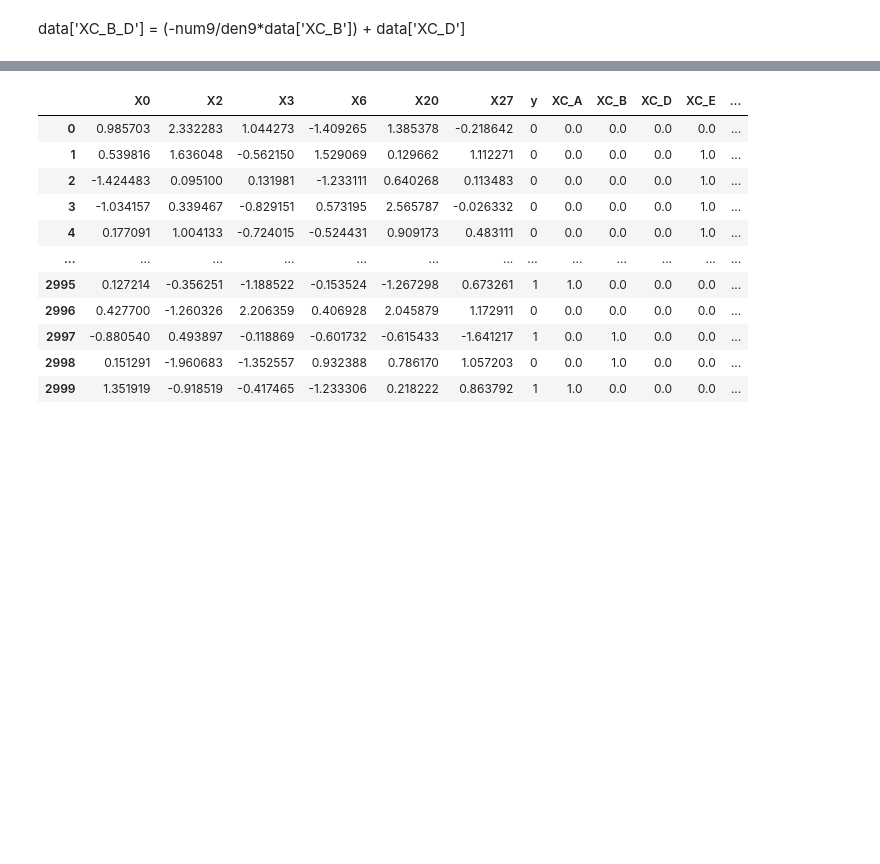
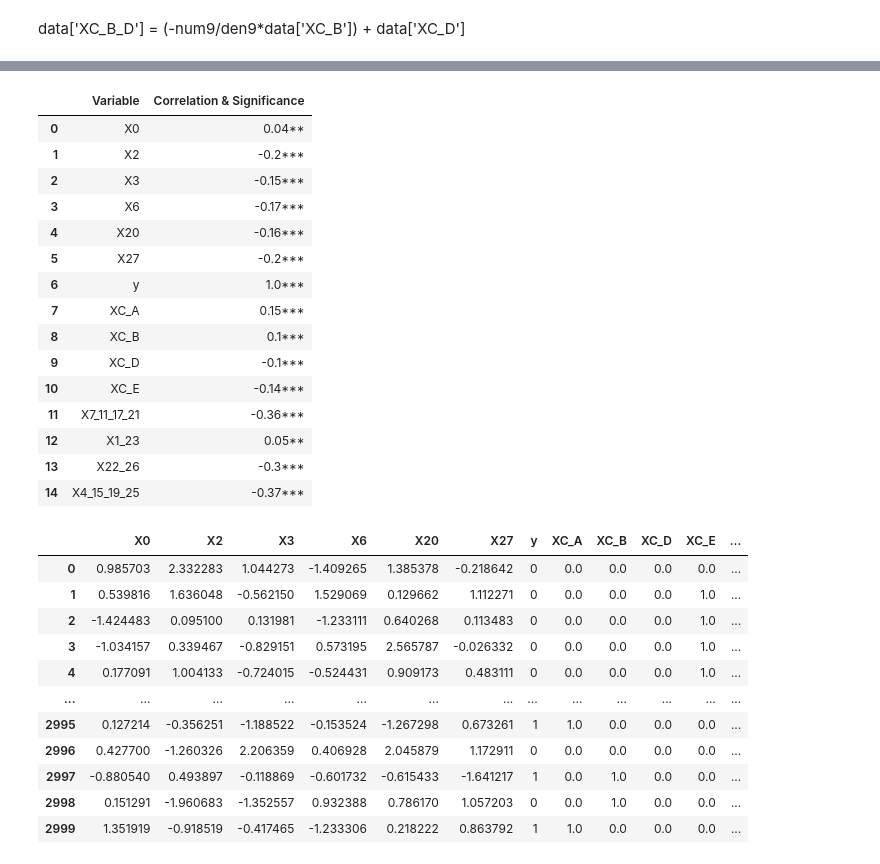
Before and after one commit to rsvarma95/AnonyData, a Jupyter notebook: Campus Analytics.ipynb, the cells around one changed output, grey strips where cells are left out. Cells and saved outputs as stored; diff of their text form; code cells hidden in the pictures; blank space fills up the shorter version.

```diff
--- a/Campus Analytics.ipynb
+++ b/Campus Analytics.ipynb
@@ -221,7 +263,8 @@ data = data.drop(
 rho = data.corr().round(2)
 pval = data.corr(method=lambda x, y: pearsonr(x, y)[1]) - np.eye(*rho.shape)
 p = pval.applymap(lambda x: "".join(["*" for t in [0.01, 0.05, 0.1] if x <= t]))
-rho.astype(str) + p
+corr_sig_2 = rho.astype(str) + p
+corr_sig_2
 # %% [output]
 |  | X0 | X2 | X3 | X6 | X20 | X27 | y | XC_A | XC_B | XC_D | XC_E | ... |
 | X0 | 1.0*** | 0.01 | -0.02 | 0.02 | 0.01 | 0.03* | 0.04** | -0.02 | 0.01 | -0.01 | 0.02 | ... |
@@ -239,6 +282,25 @@ rho.astype(str) + p
 | X1_23 | -0.0 | -0.03* | 0.0 | -0.02 | -0.03 | -0.0 | 0.05** | -0.0 | -0.01 | 0.01 | 0.01 | ... |
 | X22_26 | -0.02 | -0.01 | -0.01 | 0.02 | -0.03 | -0.02 | -0.3*** | 0.04** | -0.02 | -0.03 | 0.01 | ... |
 | X4_15_19_25 | -0.05*** | -0.02 | 0.0 | 0.01 | -0.01 | 0.01 | -0.37*** | 0.01 | 0.02 | 0.02 | -0.02 | ... |
+# %%
+corr_sig_2.iloc[:, 6].reset_index().rename(columns={'index': 'Variable', 'y': 'Correlation & Significance'})
+# %% [output]
+|  | Variable | Correlation & Significance |
+| 0 | X0 | 0.04** |
+| 1 | X2 | -0.2*** |
+| 2 | X3 | -0.15*** |
+| 3 | X6 | -0.17*** |
+| 4 | X20 | -0.16*** |
+| 5 | X27 | -0.2*** |
+| 6 | y | 1.0*** |
+| 7 | XC_A | 0.15*** |
+| 8 | XC_B | 0.1*** |
+| 9 | XC_D | -0.1*** |
+| 10 | XC_E | -0.14*** |
+| 11 | X7_11_17_21 | -0.36*** |
+| 12 | X1_23 | 0.05** |
+| 13 | X22_26 | -0.3*** |
+| 14 | X4_15_19_25 | -0.37*** |
 # %%
 data
 # %% [output]
```
Also changed, not shown: parts of 4 cells of this notebook.
